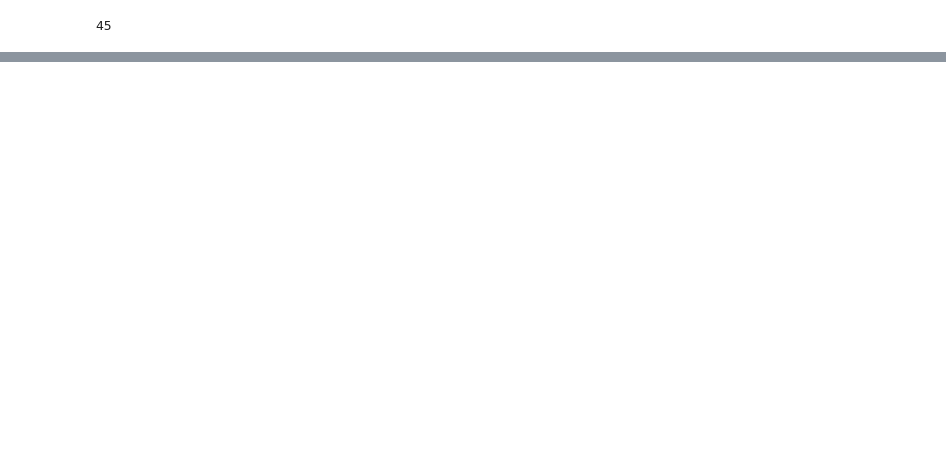
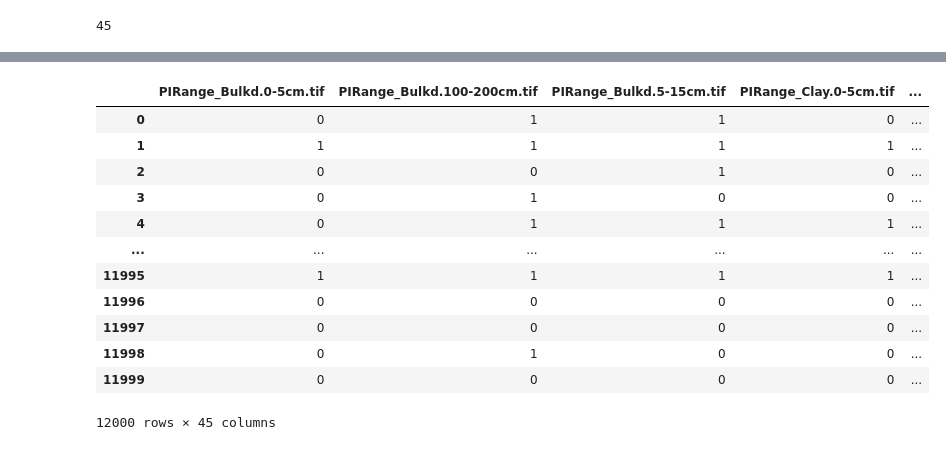
Before and after one commit to ManuelLabbe/modelo_susceptibilidad_remociones_en_masa_sur_de_Chile, a Jupyter notebook: feature_selection.ipynb, the cells around one changed output, grey strips where cells are left out. Cells and saved outputs as stored; diff of their text form; code cells hidden in the pictures; blank space fills up the shorter version.

```diff
--- a/feature_selection.ipynb
+++ b/feature_selection.ipynb
@@ -144,0 +206,18 @@ Selected features:
+# %%
+import pandas as pd
+df = pd.read_csv('resultados_generaciones_ga__mutflip_03_mutp_04_cpx_02_xgboost_pen_100.csv')
+df
+# %% [output]
+|  | PIRange_Bulkd.0-5cm.tif | PIRange_Bulkd.100-200cm.tif | PIRange_Bulkd.5-15cm.tif | PIRange_Clay.0-5cm.tif | ... |
+| 0 | 0 | 1 | 1 | 0 | ... |
+| 1 | 1 | 1 | 1 | 1 | ... |
+| 2 | 0 | 0 | 1 | 0 | ... |
+| 3 | 0 | 1 | 0 | 0 | ... |
+| 4 | 0 | 1 | 1 | 1 | ... |
+| ... | ... | ... | ... | ... | ... |
+| 11995 | 1 | 1 | 1 | 1 | ... |
+| 11996 | 0 | 0 | 0 | 0 | ... |
+| 11997 | 0 | 0 | 0 | 0 | ... |
+| 11998 | 0 | 1 | 0 | 0 | ... |
+| 11999 | 0 | 0 | 0 | 0 | ... |
+12000 rows × 45 columns
```
Also changed, not shown: parts of 13 cells of this notebook, 32 other files.
